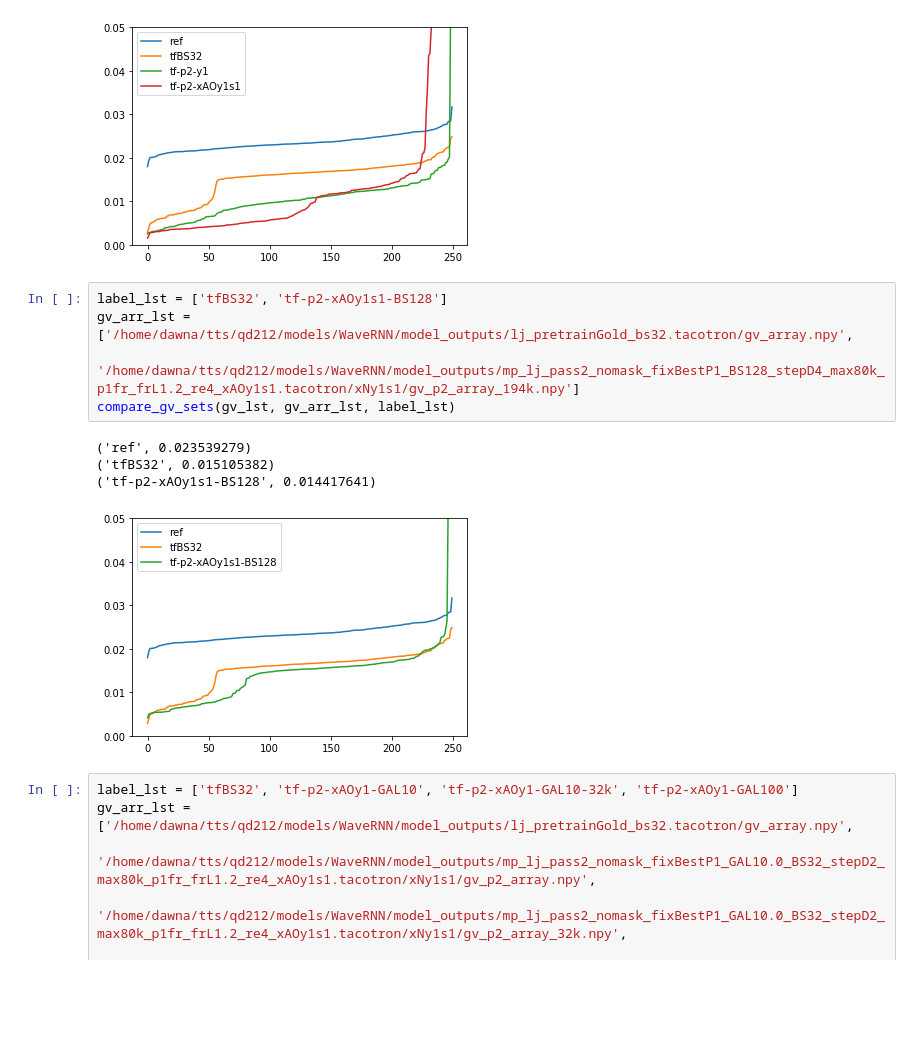
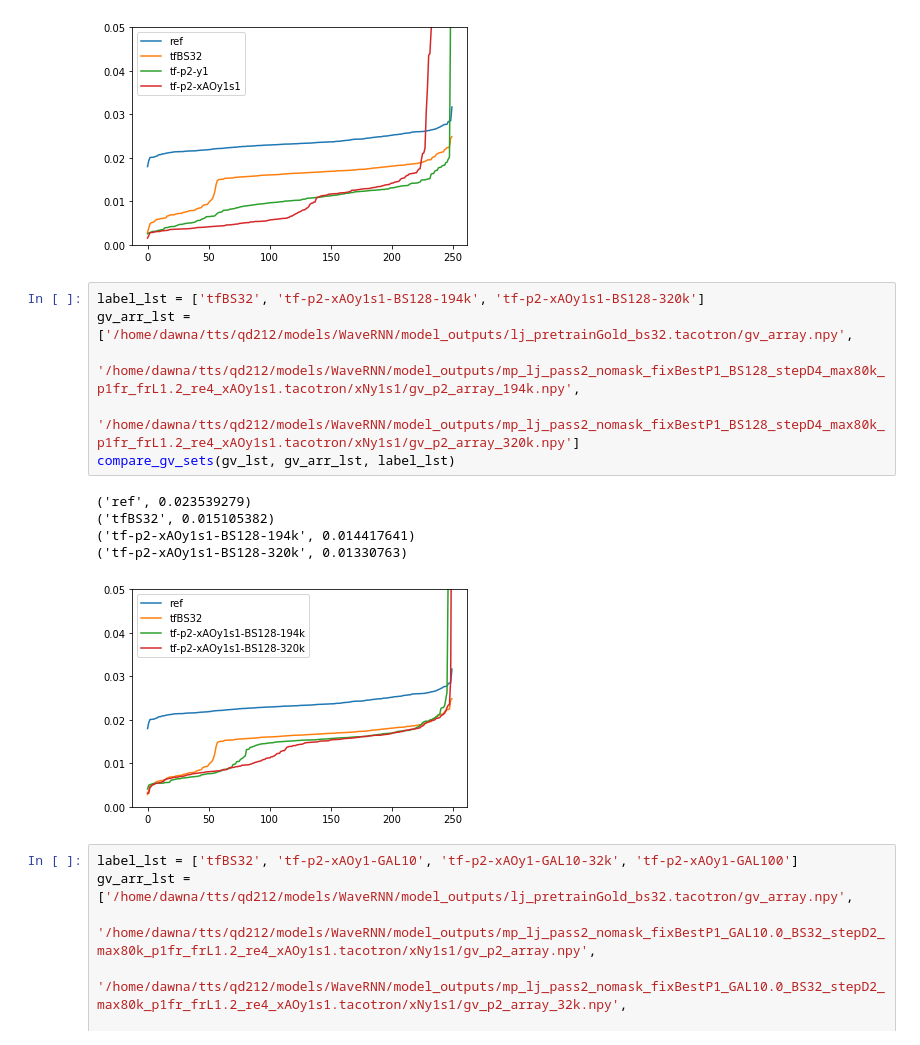
Before and after one commit to qingyundou/WaveRNN, a Jupyter notebook: scripts/0_general.ipynb, the cells around one changed output. Saved outputs shown, nothing was run; the diff lists cells and outputs as text; blank space fills up the shorter version.

```diff
--- a/scripts/0_general.ipynb
+++ b/scripts/0_general.ipynb
@@ -253,15 +295,17 @@ compare_gv_sets(gv_lst, gv_arr_lst, label_lst)
 ('tf-p2-xAOy1s1', 0.013348823)
 [figure]
 # %%
-label_lst = ['tfBS32', 'tf-p2-xAOy1s1-BS128']
+label_lst = ['tfBS32', 'tf-p2-xAOy1s1-BS128-194k', 'tf-p2-xAOy1s1-BS128-320k']
 gv_arr_lst = ['/home/dawna/tts/qd212/models/WaveRNN/model_outputs/lj_pretrainGold_bs32.tacotron/gv_array.npy',
-             '/home/dawna/tts/qd212/models/WaveRNN/model_outputs/mp_lj_pass2_nomask_fixBestP1_BS128_stepD4_max80k_p1fr_frL1.2_re4_xAOy1s1.tacotron/xNy1s1/gv_p2_array_194k.npy']
+             '/home/dawna/tts/qd212/models/WaveRNN/model_outputs/mp_lj_pass2_nomask_fixBestP1_BS128_stepD4_max80k_p1fr_frL1.2_re4_xAOy1s1.tacotron/xNy1s1/gv_p2_array_194k.npy',
+             '/home/dawna/tts/qd212/models/WaveRNN/model_outputs/mp_lj_pass2_nomask_fixBestP1_BS128_stepD4_max80k_p1fr_frL1.2_re4_xAOy1s1.tacotron/xNy1s1/gv_p2_array_320k.npy']
 compare_gv_sets(gv_lst, gv_arr_lst, label_lst)
 # %% [output]
 ('ref', 0.023539279)
 ('tfBS32', 0.015105382)
-('tf-p2-xAOy1s1-BS128', 0.014417641)
+('tf-p2-xAOy1s1-BS128-194k', 0.014417641)
+('tf-p2-xAOy1s1-BS128-320k', 0.01330763)
-[figure, old version]
+[figure, new version]
 # %%
 label_lst = ['tfBS32', 'tf-p2-xAOy1-GAL10', 'tf-p2-xAOy1-GAL10-32k', 'tf-p2-xAOy1-GAL100']
 gv_arr_lst = ['/home/dawna/tts/qd212/models/WaveRNN/model_outputs/lj_pretrainGold_bs32.tacotron/gv_array.npy',
```
Also changed, not shown: parts of 2 cells of this notebook, 11 other files.
